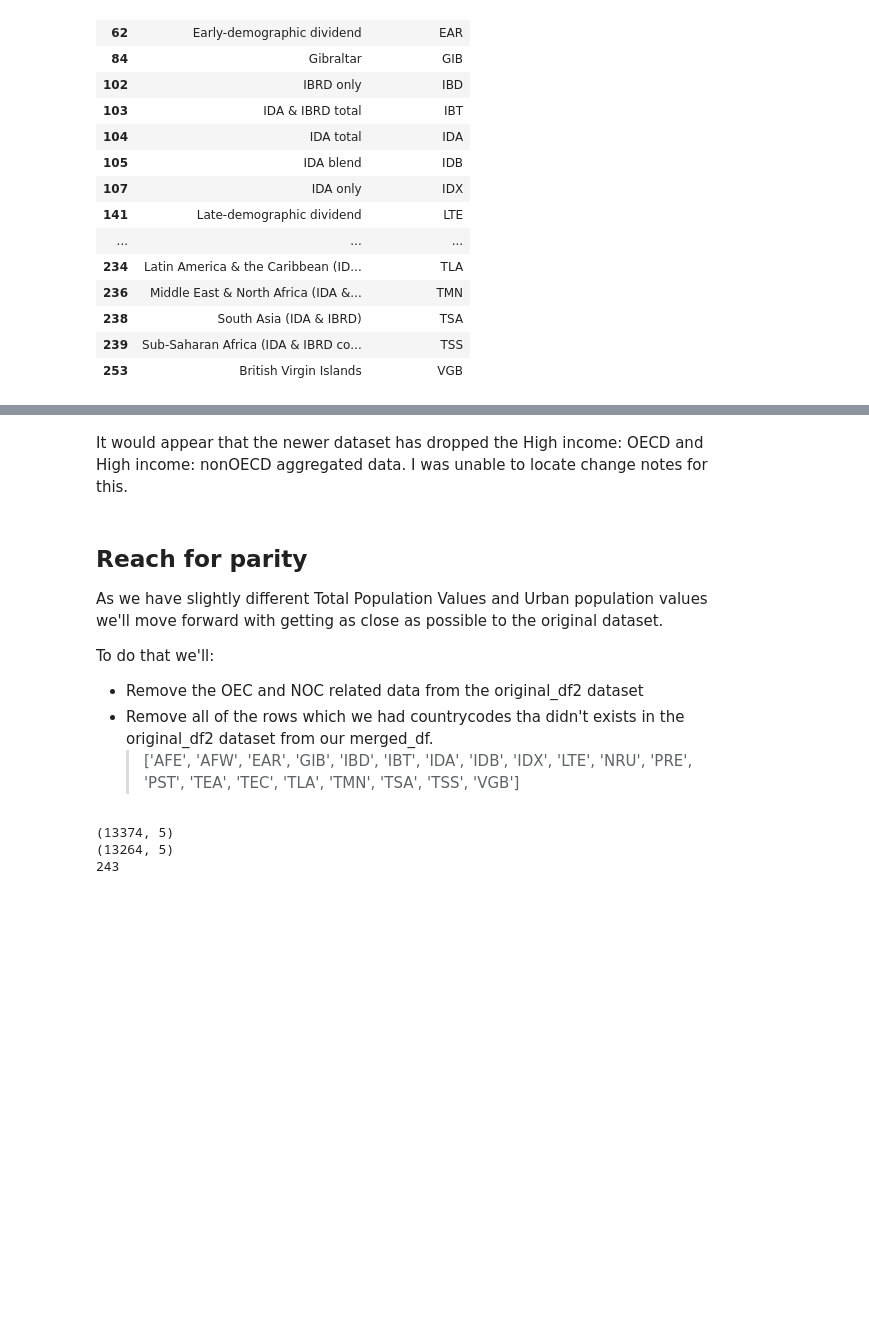
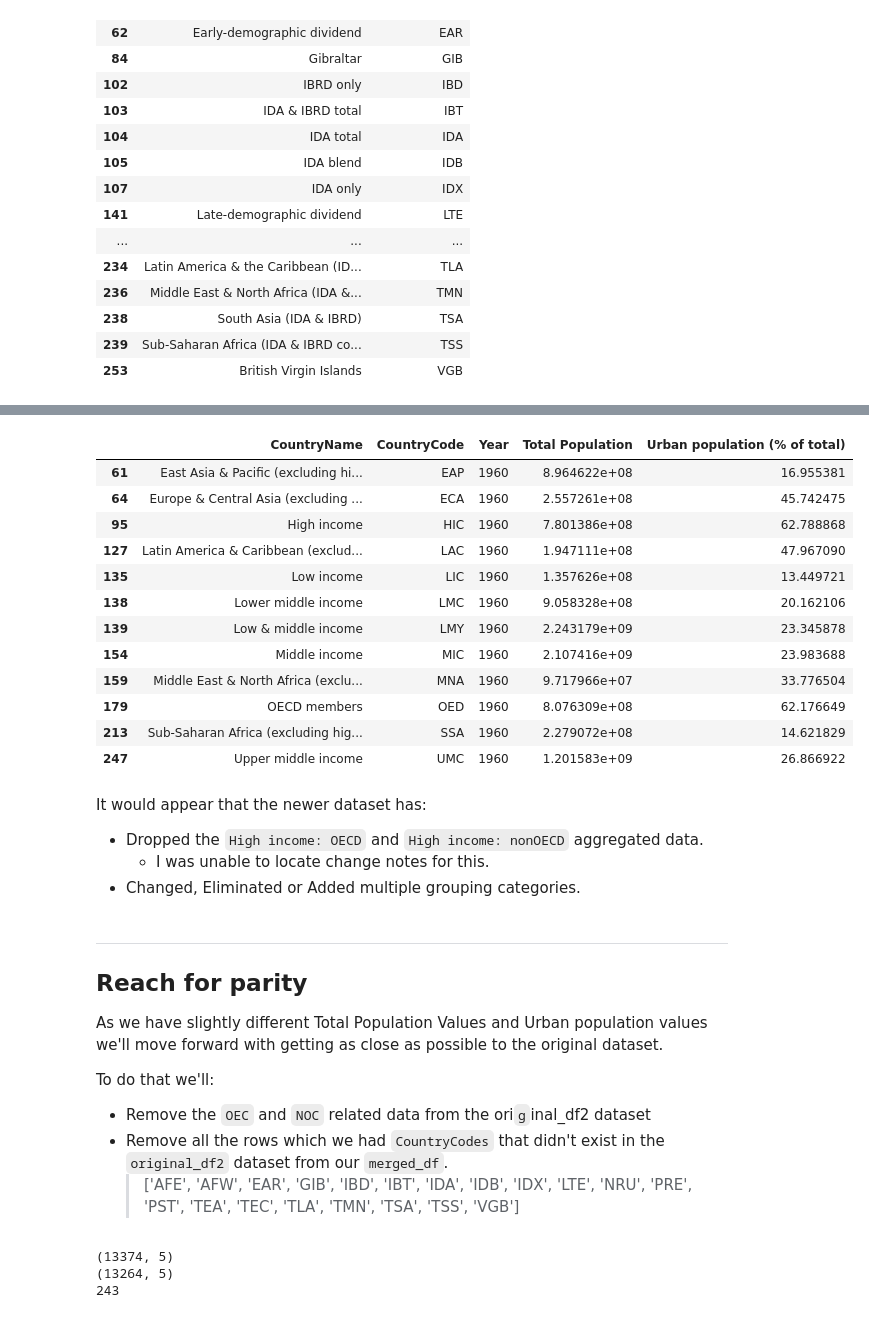
Before and after one commit to dmcmurchy/world_ind_pop_dataset_recreation, a Jupyter notebook: world_ind_pop_dataset_recreation.ipynb, the cells around one changed output, grey strips where cells are left out. Cells and saved outputs as stored; diff of their text form; code cells hidden in the pictures; blank space fills up the shorter version.

```diff
--- a/world_ind_pop_dataset_recreation.ipynb
+++ b/world_ind_pop_dataset_recreation.ipynb
@@ -203,7 +222,7 @@ Now we need to convert our data from wide format to long format.
 id_vars = ['Country Name', 'Country Code']
 
 # Columns to melt (all of our columns after colummn index 3)
-value_vars = total_pop.columns[4:]
+value_vars = total_pop_df.columns[4:]
 
 # Melt the DataFrame
 total_pop_long = pd.melt(total_pop_df, id_vars=id_vars, value_vars=value_vars, var_name='Year', value_name='Total Population')
@@ -301,7 +320,7 @@ Convert from wide to long.
 id_vars = ['Country Name', 'Country Code']
 
 # Columns to melt (all of our columns after colummn index 3)
-value_vars = urban_pop.columns[4:]
+value_vars = urban_pop_df.columns[4:]
 
 # Melt the DataFrame
 urban_pop_long = pd.melt(urban_pop_df, id_vars=id_vars, value_vars=value_vars, var_name='Year', value_name='Urban population (% of total)')
@@ -521,12 +555,33 @@ merged_df.query('CountryName.str.contains("OEC|income")').head()
+# %%
+# check to see what country categories contain OEC or income in the merged_df
+merged_df.query('CountryName.str.contains("OEC|income")').drop_duplicates(subset='CountryCode')
+# %% [output]
+|  | CountryName | CountryCode | Year | Total Population | Urban population (% of total) |
+| 61 | East Asia & Pacific (excluding hi... | EAP | 1960 | 8.964622e+08 | 16.955381 |
+| 64 | Europe & Central Asia (excluding ... | ECA | 1960 | 2.557261e+08 | 45.742475 |
+| 95 | High income | HIC | 1960 | 7.801386e+08 | 62.788868 |
+| 127 | Latin America & Caribbean (exclud... | LAC | 1960 | 1.947111e+08 | 47.967090 |
+| 135 | Low income | LIC | 1960 | 1.357626e+08 | 13.449721 |
+| 138 | Lower middle income | LMC | 1960 | 9.058328e+08 | 20.162106 |
+| 139 | Low & middle income | LMY | 1960 | 2.243179e+09 | 23.345878 |
+| 154 | Middle income | MIC | 1960 | 2.107416e+09 | 23.983688 |
+| 159 | Middle East & North Africa (exclu... | MNA | 1960 | 9.717966e+07 | 33.776504 |
+| 179 | OECD members | OED | 1960 | 8.076309e+08 | 62.176649 |
+| 213 | Sub-Saharan Africa (excluding hig... | SSA | 1960 | 2.279072e+08 | 14.621829 |
+| 247 | Upper middle income | UMC | 1960 | 1.201583e+09 | 26.866922 |
 # %% [markdown]
-It would appear that the newer dataset has dropped the High income: OECD and High income: nonOECD aggregated data. I was unable to locate change notes for this.
+It would appear that the newer dataset has:
+- Dropped the `High income: OECD` and `High income: nonOECD` aggregated data.
+  - I was unable to locate change notes for this.
+- Changed, Eliminated or Added multiple grouping categories.
 # %% [markdown]
+***
 ## Reach for parity
 As we have slightly different Total Population Values and Urban population values we'll move forward with getting as close as possible to the original dataset.
 
 To do that we'll:
-- Remove the OEC and NOC related data from the original_df2 dataset
-- Remove all of the rows which we had countrycodes tha didn't exists in the original_df2 dataset from our merged_df.
+- Remove the `OEC` and `NOC` related data from the ori`g`inal_df2 dataset
+- Remove all the rows which we had `CountryCodes` that didn't exist in the `original_df2` dataset from our `merged_df`.
   > ['AFE', 'AFW', 'EAR', 'GIB', 'IBD', 'IBT', 'IDA', 'IDB', 'IDX', 'LTE',
   > 'NRU', 'PRE', 'PST', 'TEA', 'TEC', 'TLA', 'TMN', 'TSA', 'TSS', 'VGB']
 # %%
```
Also changed, not shown: parts of 55 cells of this notebook.
